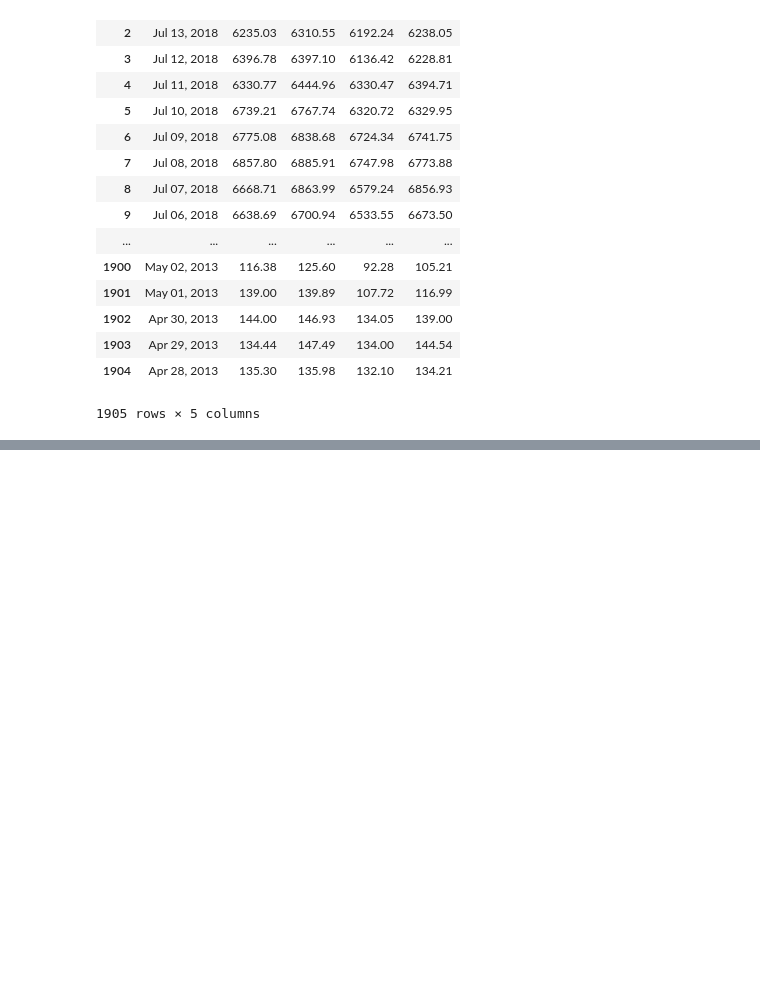
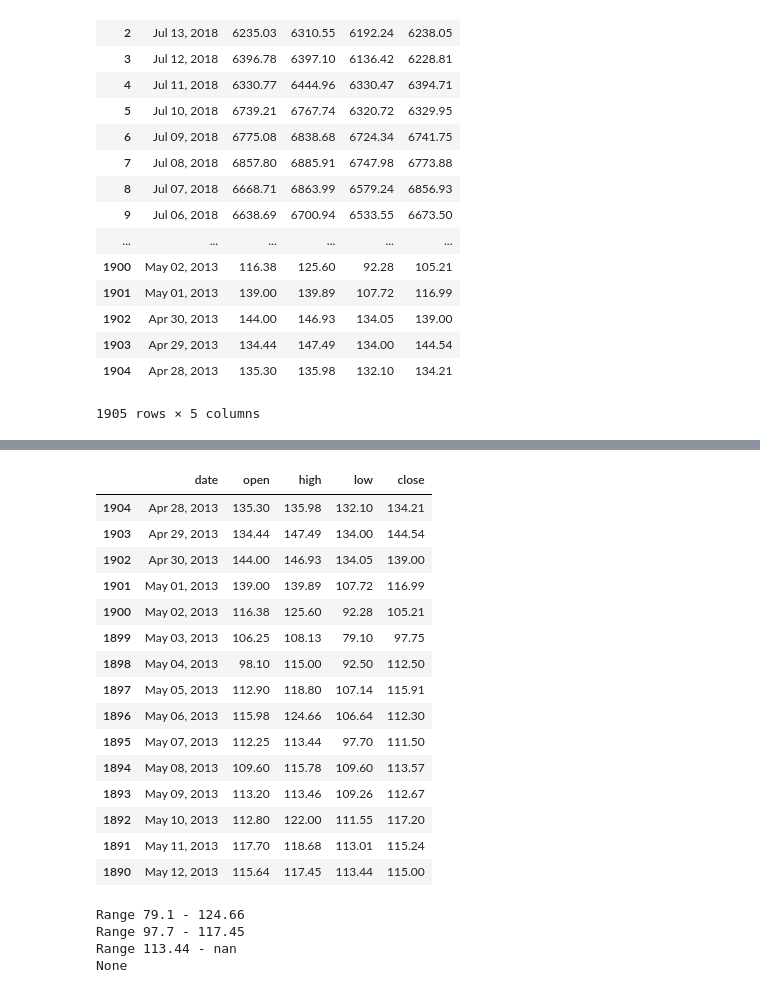
Before and after one commit to bmwant/erlrank, a Jupyter notebook: pitonio/notebooks/explore_bitcoin_data.ipynb, the cells around one changed output, grey strips where cells are left out. Cells and saved outputs as stored; diff of their text form; code cells hidden in the pictures; blank space fills up the shorter version.

```diff
--- a/pitonio/notebooks/explore_bitcoin_data.ipynb
+++ b/pitonio/notebooks/explore_bitcoin_data.ipynb
@@ -25,0 +120,2 @@ df
+# %%
+df_test = df_asc[:15]
@@ -25,0 +139,26 @@ df
+# %%
+df_test
+# %% [output]
+|  | date | open | high | low | close |
+| 1904 | Apr 28, 2013 | 135.30 | 135.98 | 132.10 | 134.21 |
+| 1903 | Apr 29, 2013 | 134.44 | 147.49 | 134.00 | 144.54 |
+| 1902 | Apr 30, 2013 | 144.00 | 146.93 | 134.05 | 139.00 |
+| 1901 | May 01, 2013 | 139.00 | 139.89 | 107.72 | 116.99 |
+| 1900 | May 02, 2013 | 116.38 | 125.60 | 92.28 | 105.21 |
+| 1899 | May 03, 2013 | 106.25 | 108.13 | 79.10 | 97.75 |
+| 1898 | May 04, 2013 | 98.10 | 115.00 | 92.50 | 112.50 |
+| 1897 | May 05, 2013 | 112.90 | 118.80 | 107.14 | 115.91 |
+| 1896 | May 06, 2013 | 115.98 | 124.66 | 106.64 | 112.30 |
+| 1895 | May 07, 2013 | 112.25 | 113.44 | 97.70 | 111.50 |
+| 1894 | May 08, 2013 | 109.60 | 115.78 | 109.60 | 113.57 |
+| 1893 | May 09, 2013 | 113.20 | 113.46 | 109.26 | 112.67 |
+| 1892 | May 10, 2013 | 112.80 | 122.00 | 111.55 | 117.20 |
+| 1891 | May 11, 2013 | 117.70 | 118.68 | 113.01 | 115.24 |
+| 1890 | May 12, 2013 | 115.64 | 117.45 | 113.44 | 115.00 |
+# %%
+count_good_periods(df_test)
+# %% [output]
+Range 79.1 - 124.66
+Range 97.7 - 117.45
+Range 113.44 - nan
+None
```
Also changed, not shown: parts of 16 cells of this notebook.
